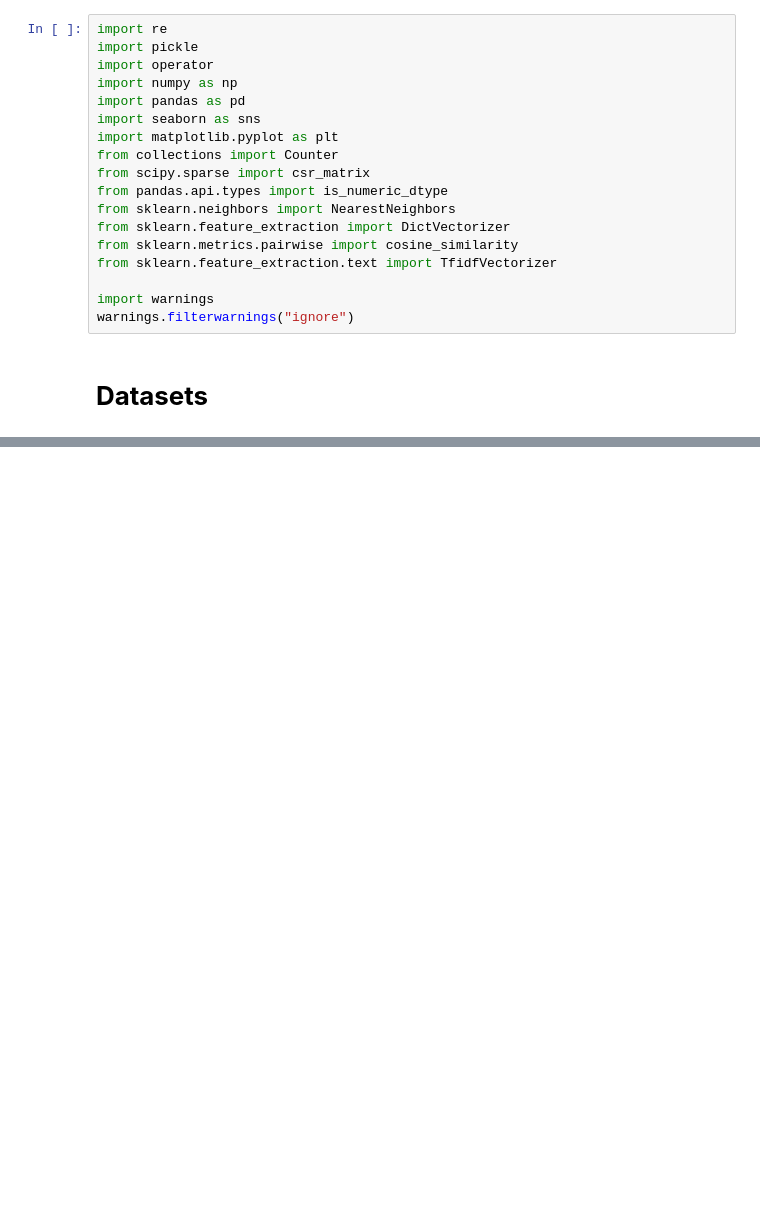
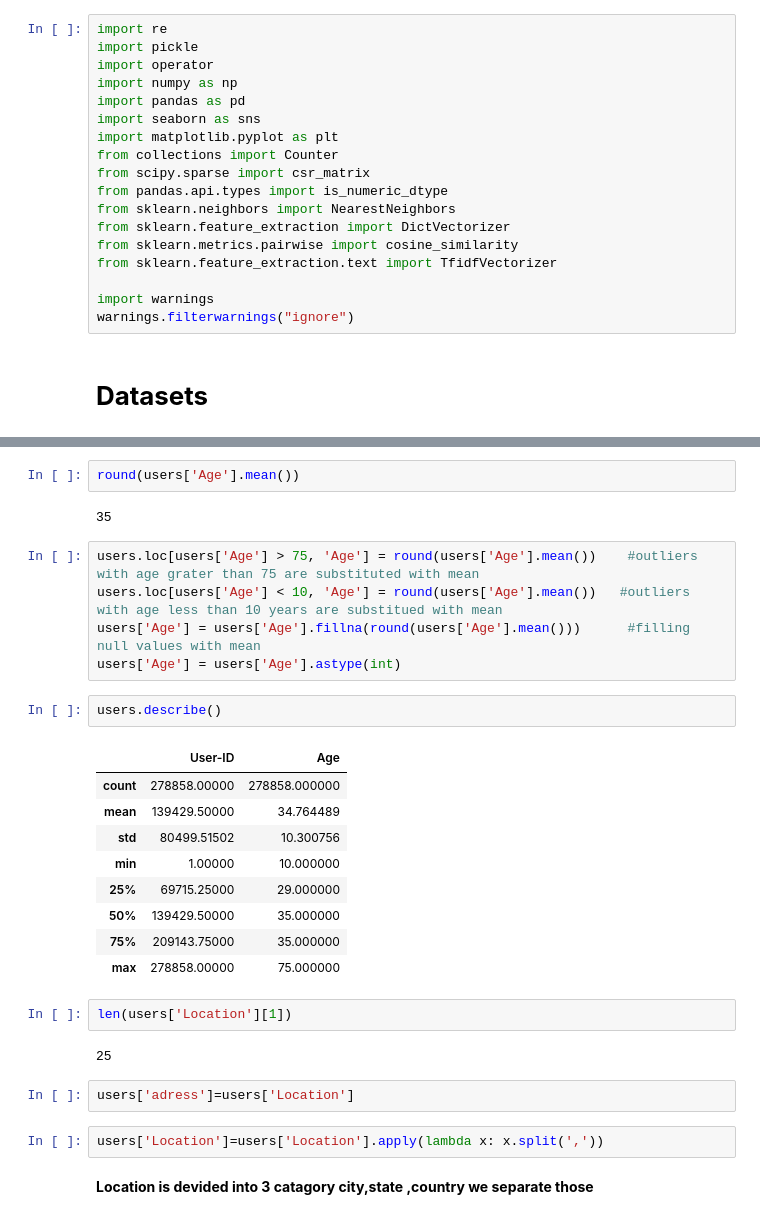
Before and after one commit to brahma102/Book-Recommendation-System, a Jupyter notebook: Book_Recommendation_System.ipynb, the cells around one changed output, grey strips where cells are left out. Cells and saved outputs as stored; diff of their text form; blank space fills up the shorter version.

```diff
--- a/Book_Recommendation_System.ipynb
+++ b/Book_Recommendation_System.ipynb
@@ -82,0 +343,31 @@ Columns:  ['User-ID', 'Location', 'Age']
+# %%
+round(users['Age'].mean())
+# %% [output]
+35
+# %%
+users.loc[users['Age'] > 75, 'Age'] = round(users['Age'].mean())    #outliers with age grater than 75 are substituted with mean
+users.loc[users['Age'] < 10, 'Age'] = round(users['Age'].mean())   #outliers with age less than 10 years are substitued with mean
+users['Age'] = users['Age'].fillna(round(users['Age'].mean()))      #filling null values with mean
+users['Age'] = users['Age'].astype(int)
+# %%
+users.describe()
+# %% [output]
+|  | User-ID | Age |
+| count | 278858.00000 | 278858.000000 |
+| mean | 139429.50000 | 34.764489 |
+| std | 80499.51502 | 10.300756 |
+| min | 1.00000 | 10.000000 |
+| 25% | 69715.25000 | 29.000000 |
+| 50% | 139429.50000 | 35.000000 |
+| 75% | 209143.75000 | 35.000000 |
+| max | 278858.00000 | 75.000000 |
+# %%
+len(users['Location'][1])
+# %% [output]
+25
+# %%
+users['adress']=users['Location']
+# %%
+users['Location']=users['Location'].apply(lambda x: x.split(','))
+# %% [markdown]
+**Location is devided into 3 catagory city,state ,country we separate those**
```
Also changed, not shown: parts of 56 cells of this notebook.
